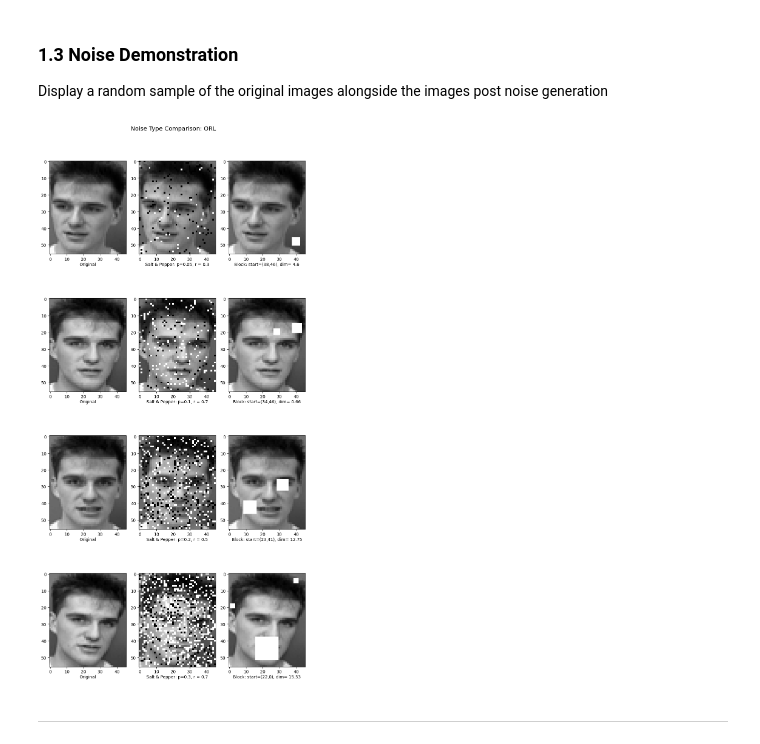
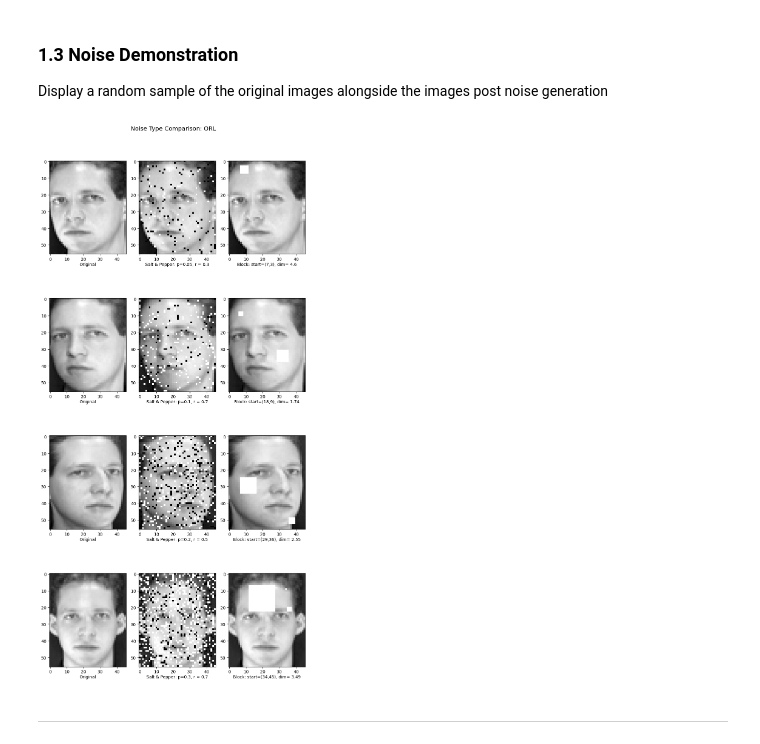
Before and after one commit to jbsaunders/comp5328-assignment-1, a Jupyter notebook: assignment1.ipynb, the cells around one changed output. Drawn from its saved outputs; the diff is of its cells as text; code cells hidden in the pictures.

```diff
--- a/assignment1.ipynb
+++ b/assignment1.ipynb
@@ -281,7 +283,7 @@ def add_block_noise(V_hat, h, w, ratio=None, num_blocks=None, log_return=False):
     if num_blocks is None:
       num_blocks = np.random.randint(1, 4)
 
-    square_sizes = np.random.dirichlet(np.ones(num_blocks)) * total_ratio
+    square_sizes = np.random.dirichlet(np.ones(int(num_blocks))) * total_ratio
 
     for sq in square_sizes:
       # Random top-left corner, making sure the square fits in the image
@@ -322,7 +324,7 @@ rows, cols = num_imgs, 3   # Original + two noise types
 
 fig, axes = plt.subplots(rows, cols, figsize=(9, 20))
 
-start_ind = np.random.randint(0, len(V_hat[0])-num_imgs)
+start_ind = 10 #np.random.randint(0, len(V_hat[0])-num_imgs)
 end_ind = start_ind + num_imgs
 
 block_noise_combos_demo = [
@@ -334,34 +336,35 @@ block_noise_combos_demo = [
 
 sp_noise_combos_demo = [
     (0.05, 0.3),
     (0.1, 0.7),
     (0.2, 0.5),
     (0.3, 0.7),
 ]
 
 for i, ind in enumerate(range(start_ind, end_ind)):
     # --- Original ---
     ax = axes[i, 0]
     ax.imshow(V_hat[:, ind].reshape(h, w), cmap=plt.cm.gray)
     ax.set_xlabel('Original', labelpad=2)
 
     ax = axes[i, 1]
     # --- Salt & Pepper noise ---
     v_noise_sp = add_sp_noise(V_hat, sp_noise_combos_demo[i][0], sp_noise_combos_demo[i][1])
     ax.imshow(v_noise_sp[:, ind].reshape(h, w), cmap=plt.cm.gray)
     ax.set_xlabel(f'Salt & Pepper: p={sp_noise_combos_demo[i][0]}, r = {sp_noise_combos_demo[i][1]}', labelpad=2)
 
     ax = axes[i, 2]
     # --- Block noise ---
     v_noise_block, noise_log = add_block_noise(V_hat, h, w, block_noise_combos_demo[i][0], block_noise_combos_demo[i][1])
     ax.imshow(v_noise_block[:, ind].reshape(h, w), cmap=plt.cm.gray)
     ax.set_xlabel(f"Block: start={noise_log[ind]['start_point']}, dim= {noise_log[ind]['square_size']}", labelpad=2)
 
 fig.suptitle(f"Noise Type Comparison: {datasets[0]}", fontsize=14, y=0.94)
 plt.tight_layout(rect=[0, 0, 1, 0.95])
+plt.savefig(f"img/noise_demonstration.png", dpi=300, bbox_inches='tight')
 plt.show()
 # %% [output]
-[figure, old version]
+[figure, new version]
 # %% [markdown]
 ---------------------------
 # %% [markdown]
```
Also changed, not shown: parts of 24 cells of this notebook, 26 other files.
